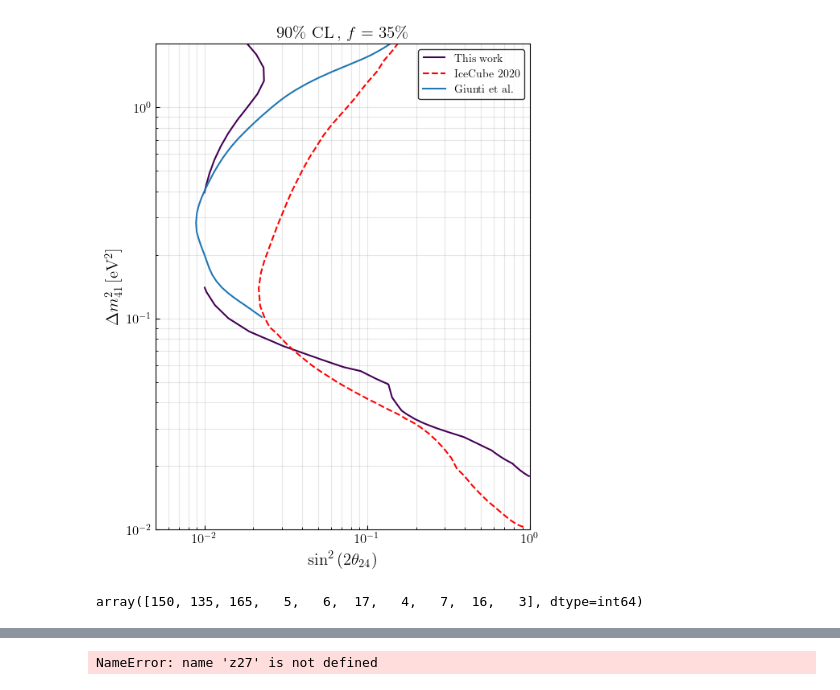
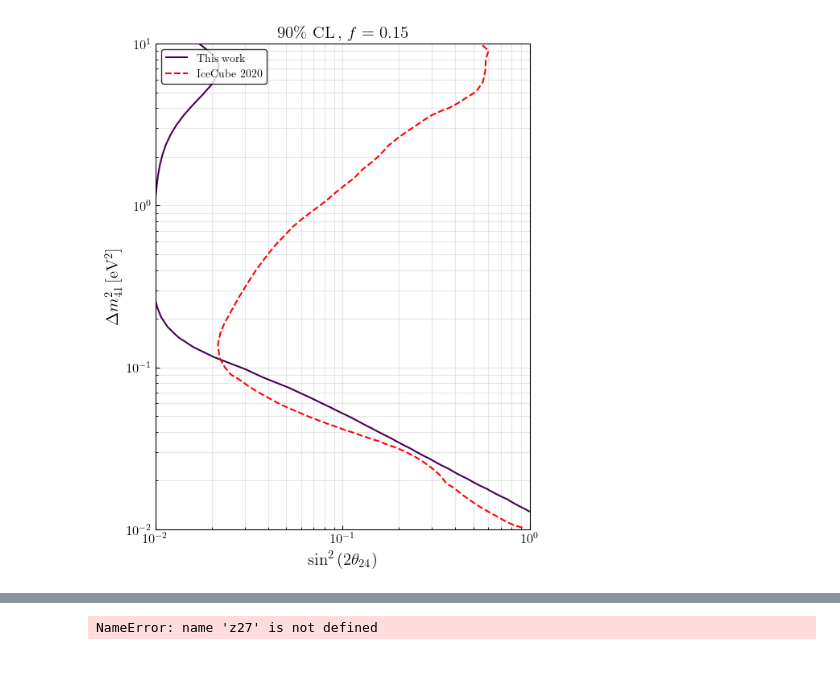
Before and after one commit to Sjoeborg/thesis, a Jupyter notebook: notebooks/event_processing.ipynb, the cells around one changed output, grey strips where cells are left out. Cells and saved outputs as stored; diff of their text form; code cells hidden in the pictures.

```diff
--- a/notebooks/event_processing.ipynb
+++ b/notebooks/event_processing.ipynb
@@ -69,13 +69,13 @@ N = 17
 alpha = 0.99
 dm41From = 0.01
 dm41To = 10
-dm41N = 15
+dm41N = 20
 s24From = 0.01
 s24To = 1
-s24N = 15
+s24N = 20
 dm41_range = np.logspace(np.log10(dm41From), np.log10(dm41To),dm41N)
 s24_range = np.linspace(s24From,s24To,s24N)
-param_list = list_of_params(ic_params, dm41_range, s24_range, s24_eq_s34 = True)
+param_list = list_of_params(ic_params, dm41_range, s24_range, s24_eq_s34 = False)
 print(dm41_range)
 print(s24_range)
 # %% [output]
@@ -84,9 +84,6 @@ print(s24_range)
 # %%
 H1_events_list = pickle.load(open(f'./pre_computed/H1_IC_N{N}_{len(dm41_range)}x{len(s24_range)}.p','rb'))
 H0_events = pickle.load(open(f'./pre_computed/H0_IC_N{N}.p','rb'))#pickle.load(open(f'./pre_computed/H0_IC_N{N}_new.p','rb'))
-# %%
-#H1_events_list = np.array(H1_events_list).reshape(dm41N*s24N,13,20)
-H0_events = H0_events[0,:,:]
 # %%
 gamma = 0.3
 delta_T = 0#(np.sum(sim_events(alpha=alpha,npoints=N,params=param_list[0], null=True, multi=False, spectral_shift=[True, np.median(Ereco), gamma])) - np.sum(H0_events))/np.sum(H0_events)
@@ -104,12 +101,11 @@ x0 = [1., 0.]
 sigma_a = 0.25
 sigma_b = 0.04
 sigma_g = delta_T
-f = 0.24
+f = 0.15
 sigma_syst = f*IC_observed
 
-#chisq_H0, a_H0 = perform_chisq(H0_normalized,IC_observed,z=zreco[0:-1],sigma_a=sigma_a,sigma_b=sigma_b,sigma_gamma=sigma_gamma , x0=x0)
 chisq_H1_list  = np.array([perform_chisq(H1_norm, IC_observed,sigma_syst=sigma_syst,z=zreco, sigma_a=sigma_a,sigma_b=sigma_b,sigma_g=sigma_g, x0=x0)[0] for H1_norm in H1_list_normalized])
-delta_chi = chisq_H1_list - np.min(chisq_H1_list)#chisq_H1_list - chisq_H0
+delta_chi = chisq_H1_list - np.min(chisq_H1_list)
 
 best_fit_index = np.argmin(delta_chi)
 best_fit_params = param_list[best_fit_index]
@@ -134,3 +130,4 @@ spl = RectBivariateSpline(s24_range,dm41_range,deltachi_reshaped)
 
 
 z = spl(s24_fine,dm41_fine)
+best_fit_params, p_value
@@ -150,46 +146,42 @@ best_fit_params
 # %%
 fig,ax = plt.subplots(1,1,figsize=(12/2,8))
 ax = [ax]
-b= ax[0].plot(giunti_contour_cl90.s24, giunti_contour_cl90.dm41, label=r'Giunti et al.')
+#b= ax[0].plot(giunti_contour_cl90.s24, giunti_contour_cl90.dm41, label=r'Giunti et al.')
 a = ax[0].plot(IC_contour_cl90.s24, IC_contour_cl90.dm41, label='IceCube',c='red',ls='--')
 #ax[0].plot(s24_range[s24_cl90_index_list], dm41_range[dm41_cl90_index_list[0]], label='Norm')
 #cnt = ax[0].contour(s24_range, np.flip(dm41_range), deltachi_reshaped, levels=[chi2.cdf(0.9,2)], colors=['blue'])
 cnt = ax[0].contour(s24_fine, dm41_fine, z, levels=[chi2.cdf(0.9,2)])
 '''
 ax[1].plot(giunti_contour_cl99.s24, giunti_contour_cl99.dm41, label='Giunti et al.',ls='solid')
 ax[1].plot(IC_contour_cl99.s24, IC_contour_cl99.dm41, label='IceCube',c='red',ls='--')
 ax[1].contour(s24_range, np.flip(dm41_range), deltachi_reshaped, levels=[chi2.cdf(0.99,2)], colors=['blue'])
 #ax[1].plot(s24_range[s24_cl99_index_list[0]], dm41_range[dm41_cl99_index_list[0]], label='Norm')
 '''
 
 
 ax[0].set_xscale('log')
 #ax[1].set_xscale('log')
 ax[0].set_yscale('log')
 #ax[1].set_yscale('log')
-ax[0].set_xlim((5e-3, 1))
+#ax[0].set_xlim((5e-3, 1))
 #ax[1].set_xlim((5e-3, 1))
-ax[0].set_ylim((1e-2,2e0))
+ax[0].set_ylim((1e-2,1e1))
 #ax[1].set_ylim((1e-1,1e1))
 ax[0].set_xlabel(r'$\sin^2{(2\theta_{24})}$', fontsize=15)
 #ax[1].set_xlabel(r'$\sin^2{(2\theta_{24})}$', fontsize=15)
 ax[0].set_ylabel(r'$\Delta m^2_{41} \, [\si{\eV\squared}]$', fontsize=15)
 ax[0].grid(True, which='both', alpha=0.3)
 #ax[1].grid(True, which='both', alpha=0.3)
-ax[0].set_title(r'$90\%$ $\mathrm{CL}\,,$ $f=35\%$', fontsize=15)
+ax[0].set_title(rf'$90\%$ $\mathrm{{CL}}\,,$ $f={f}$', fontsize=15)
 #ax[1].set_title(r'$99\%$ $\mathrm{CL}$', fontsize=15)
 
 
 ax[0].tick_params(axis='both', direction='in', which='both', labelsize=12)
 #ax[1].tick_params(axis='both', direction='in', which='both', labelsize=12)
 
 h1,_ = cnt.legend_elements()
-leg = ax[0].legend([h1[0], a[0], b[0]], ['This work', 'IceCube 2020', 'Giunti et al.'])
+leg = ax[0].legend([h1[0], a[0]], ['This work', 'IceCube 2020'])
 leg.get_frame().set_edgecolor('k')
 #savethesis(fig, 's24_contour')
 # %% [output]
-[figure, old version]
+[figure, new version]
-# %%
-np.argsort(delta_chi)[:10]
-# %% [output]
-array([150, 135, 165,   5,   6,  17,   4,   7,  16,   3], dtype=int64)
```
Also changed, not shown: parts of 6 cells of this notebook, 4 other files.
